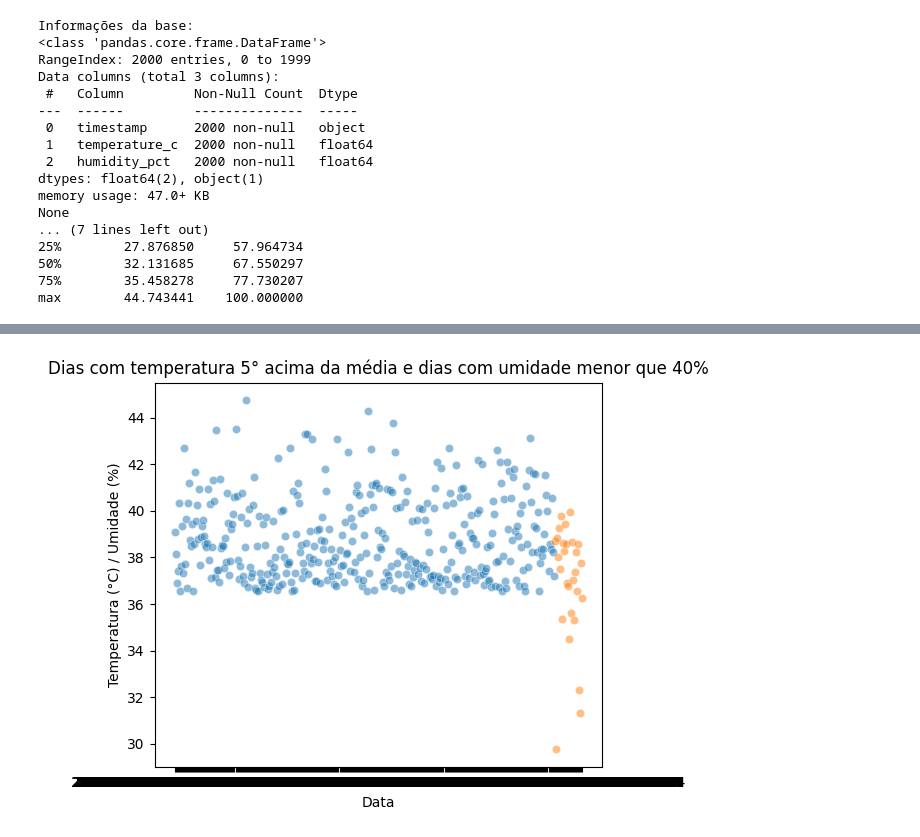
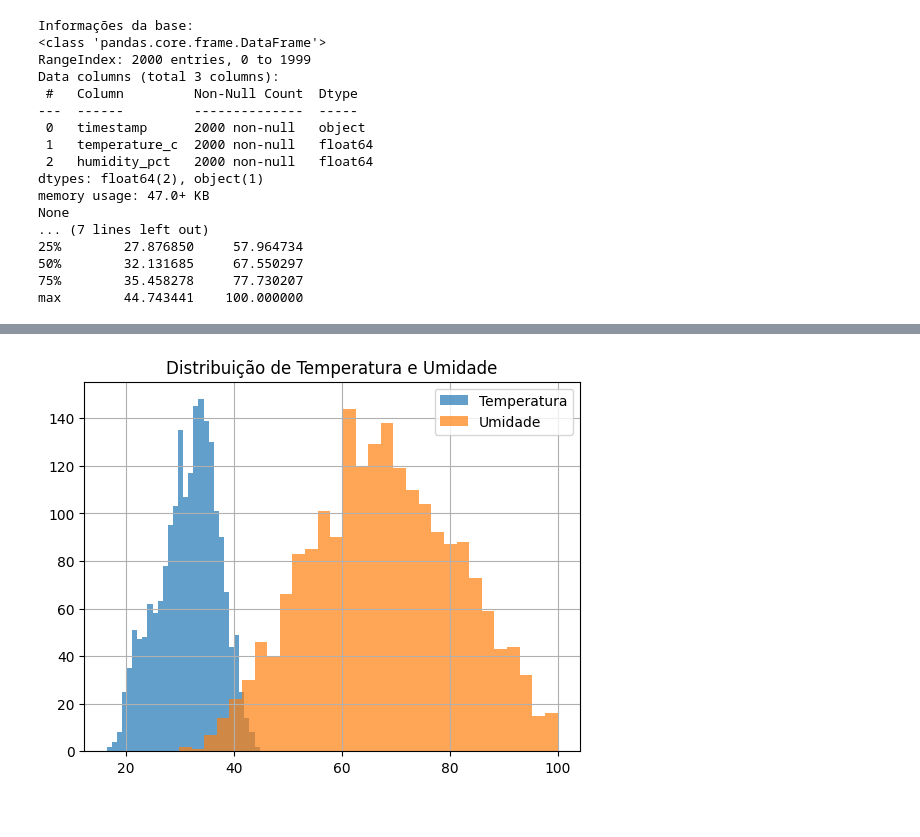
Before and after one commit to Fiap-RJ/Enterprise_Challenge, a Jupyter notebook: wokwi-project/data/analise.ipynb, the cells around one changed output, grey strips where cells are left out. Saved outputs shown, nothing was run; the diff lists cells and outputs as text; code cells hidden in the pictures.

```diff
--- a/wokwi-project/data/analise.ipynb
+++ b/wokwi-project/data/analise.ipynb
@@ -198,12 +73,12 @@ plt.show()
-# %%
-# Dias com temperatura 5° acima da média e dias com umidade menor que 40%
-plt.figure()
-sns.scatterplot(data=df_perigo_temperatura, x="timestamp", y="temperature_c", alpha=0.5)
-sns.scatterplot(data=df_perigo_umidade, x="timestamp", y="humidity_pct", alpha=0.5)
-plt.title("Dias com temperatura 5° acima da média e dias com umidade menor que 40%")
-plt.xlabel("Data")
-plt.ylabel("Temperatura (°C) / Umidade (%)")
-plt.tight_layout()
-plt.show()
-# %% [output]
-[figure, removed]
+# %%
+df["temperature_c"].hist(bins=30, alpha=0.7, label="Temperatura")
+df["humidity_pct"].hist(bins=30, alpha=0.7, label="Umidade")
+plt.legend()
+plt.title("Distribuição de Temperatura e Umidade")
+
+plt.savefig("histograma_temp_umid.png", dpi=300, bbox_inches="tight")
+
+
+plt.show()
+# %% [output]
+[figure, added]
```
Also changed, not shown: parts of 22 cells of this notebook, 4 other files.
